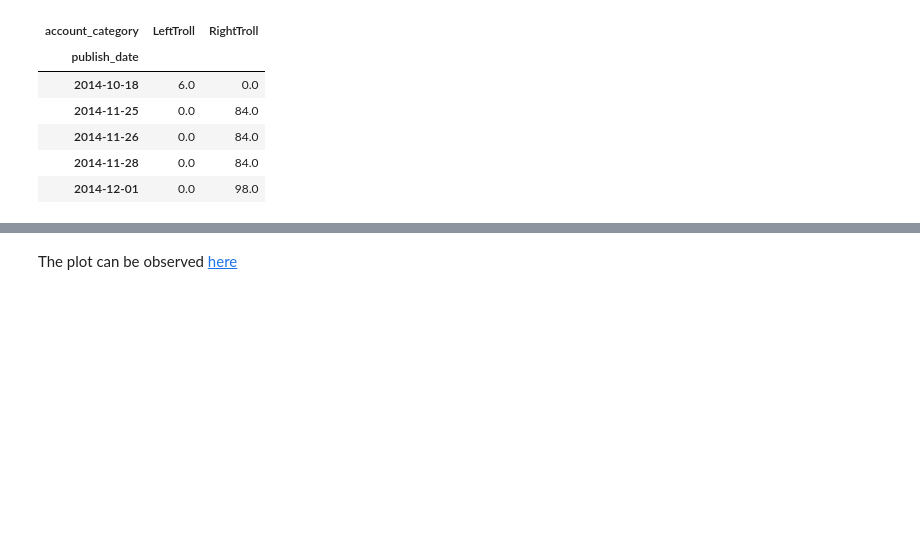
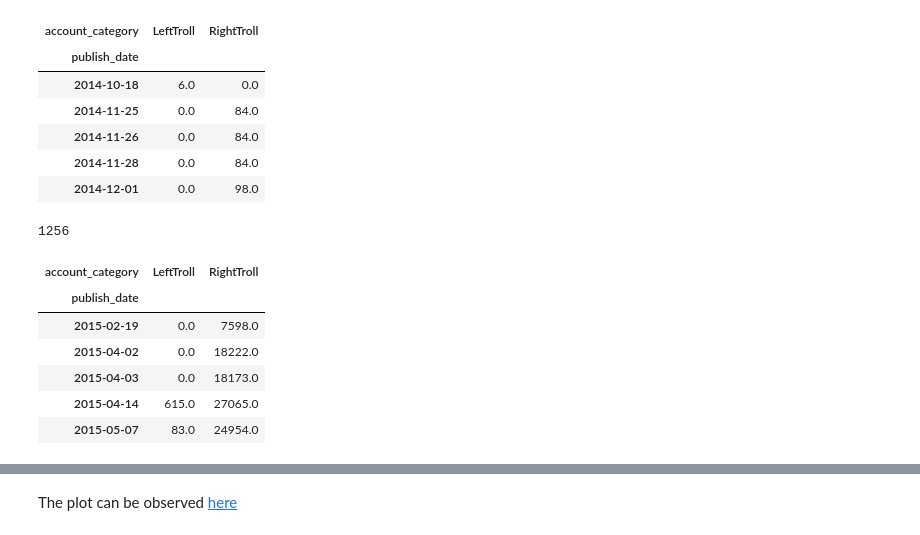
Before and after one commit to Jprost/ADA-Proj-18, a Jupyter notebook: Poll_Description_Analysis.ipynb, the cells around one changed output, grey strips where cells are left out. Drawn from its saved outputs; the diff is of its cells as text; code cells hidden in the pictures; blank space fills up the shorter version.

Commit message:
interpolated follower plot and cod

```diff
--- a/Poll_Description_Analysis.ipynb
+++ b/Poll_Description_Analysis.ipynb
@@ -515,4 +515,21 @@ people.followers.head()
 | 2014-11-26 | 0.0 | 84.0 |
 | 2014-11-28 | 0.0 | 84.0 |
 | 2014-12-01 | 0.0 | 98.0 |
+# %%
+len(people)
+# %% [output]
+1256
+# %%
+test = people.followers.sample(n=45, random_state=1)
+test = test.interpolate(method='time', order=5)
+test.sort_index(inplace=True)
+test.head()
+# %% [output]
+| account_category | LeftTroll | RightTroll |
+| publish_date |  |  |
+| 2015-02-19 | 0.0 | 7598.0 |
+| 2015-04-02 | 0.0 | 18222.0 |
+| 2015-04-03 | 0.0 | 18173.0 |
+| 2015-04-14 | 615.0 | 27065.0 |
+| 2015-05-07 | 83.0 | 24954.0 |
 # %%
```
Also changed, not shown: parts of 2 cells of this notebook, 1 other file.
